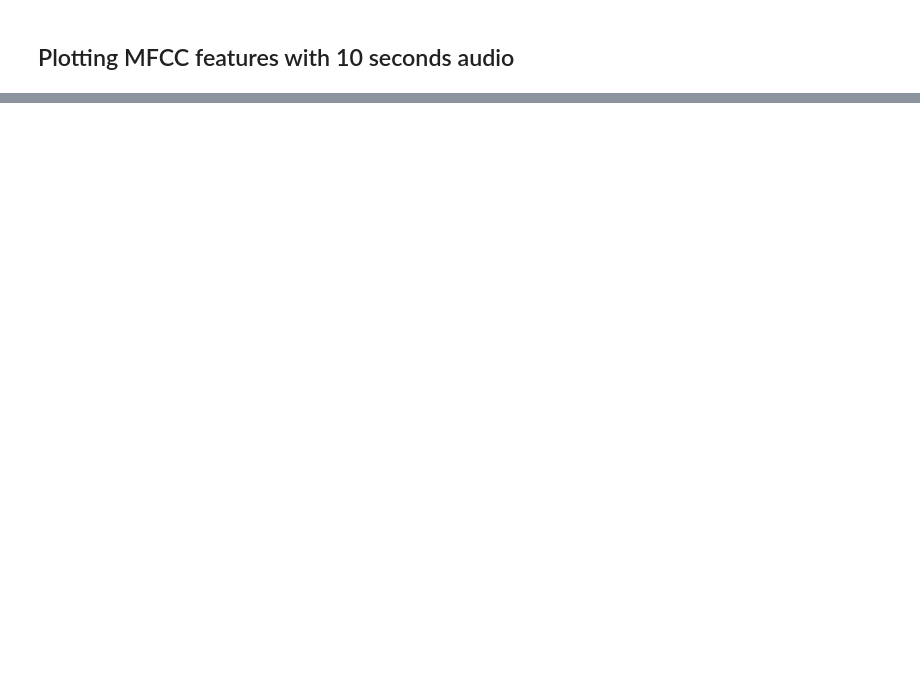
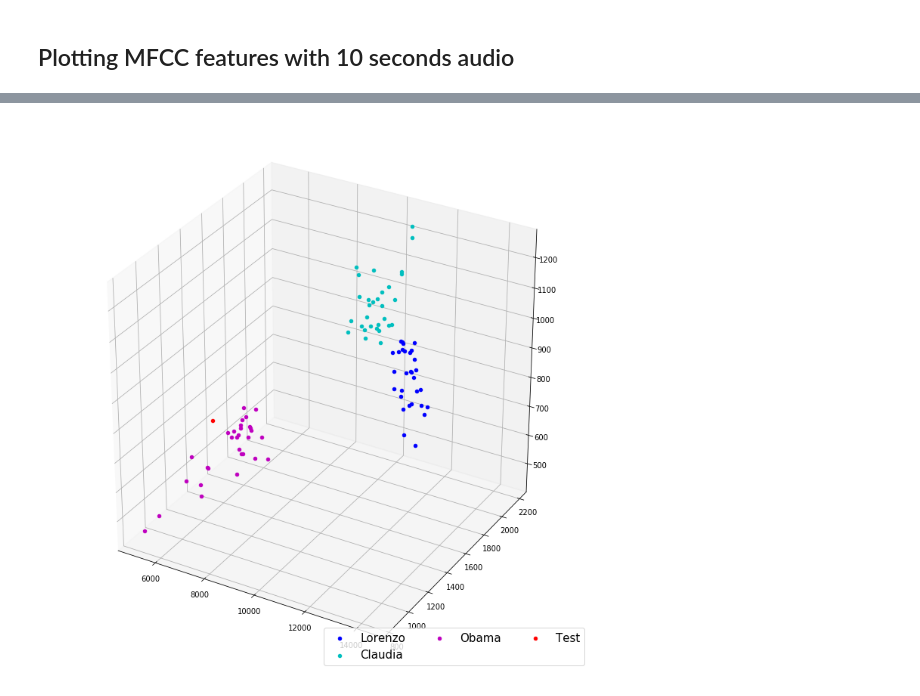
Before and after one commit to lorenzoferrante/Voice_Classifier, a Jupyter notebook: plot.ipynb, the cells around one changed output, grey strips where cells are left out. Saved outputs shown, nothing was run; the diff lists cells and outputs as text; code cells hidden in the pictures; blank space fills up the shorter version.

```diff
--- a/plot.ipynb
+++ b/plot.ipynb
@@ -145,0 +148,38 @@ plt.show()
+# %%
+from matplotlib import pyplot
+from mpl_toolkits.mplot3d import Axes3D
+import random
+
+
+fig = pyplot.figure(figsize=(10, 10))
+ax = Axes3D(fig)
+
+colors = ['b', 'c', 'm', 'r']
+
+data1 = mfcc_to_variance(DATA_PATH + 'lorenzo')
+data2 = mfcc_to_variance(DATA_PATH + 'claudia')
+data3 = mfcc_to_variance(DATA_PATH + 'obama')
+
+test = audio_mfcc_to_variance(TEST_PATH + 'claudia_test.m4a')
+
+for point in data1:
+    a = ax.scatter(point[0], point[1], point[2], marker='o', color=colors[0])
+
+for point in data2:
+    b = ax.scatter(point[0], point[1], point[2], marker='o', color=colors[1])
+
+for point in data3:
+    c = ax.scatter(point[0], point[1], point[2], marker='o', color=colors[2])
+
+d = ax.scatter(test[0][0], test[0][1], test[0][2], marker='o', color=colors[3])
+
+ax.legend((a, b, c, d),
+           ('Lorenzo', 'Claudia', 'Obama', 'Test'),
+           scatterpoints=1,
+           loc='lower right',
+           ncol=3,
+           fontsize=15)
+
+pyplot.show()
+# %% [output]
+[figure, added]
```
Also changed, not shown: parts of 4 cells of this notebook.
